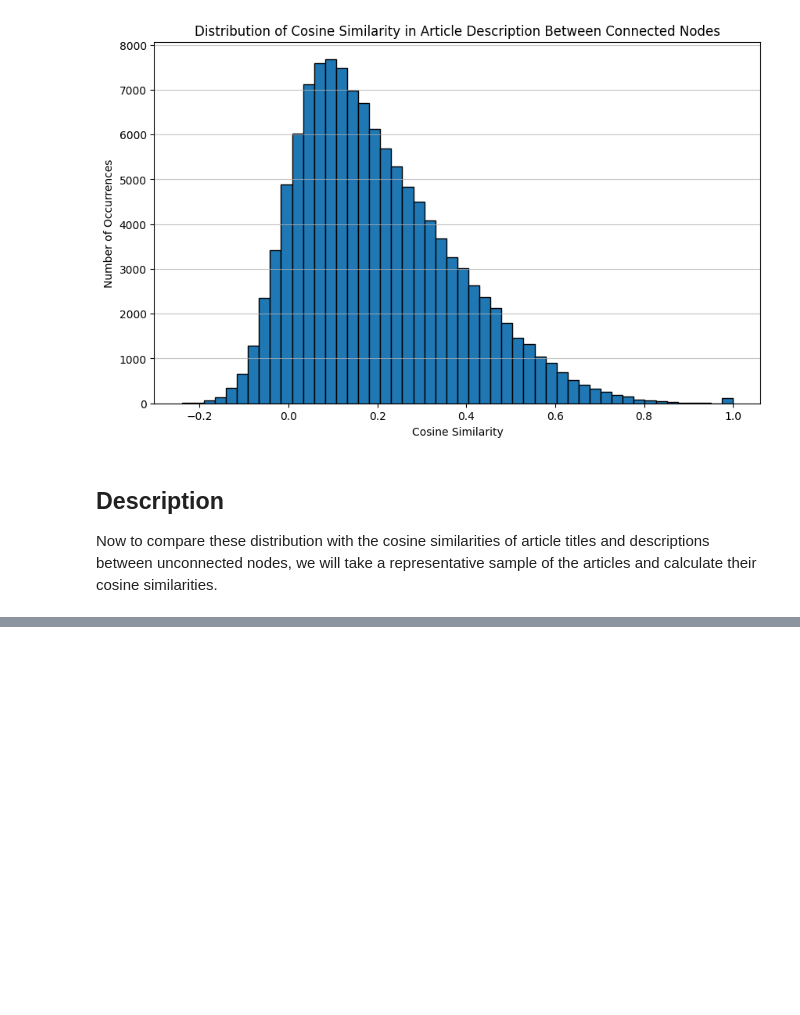
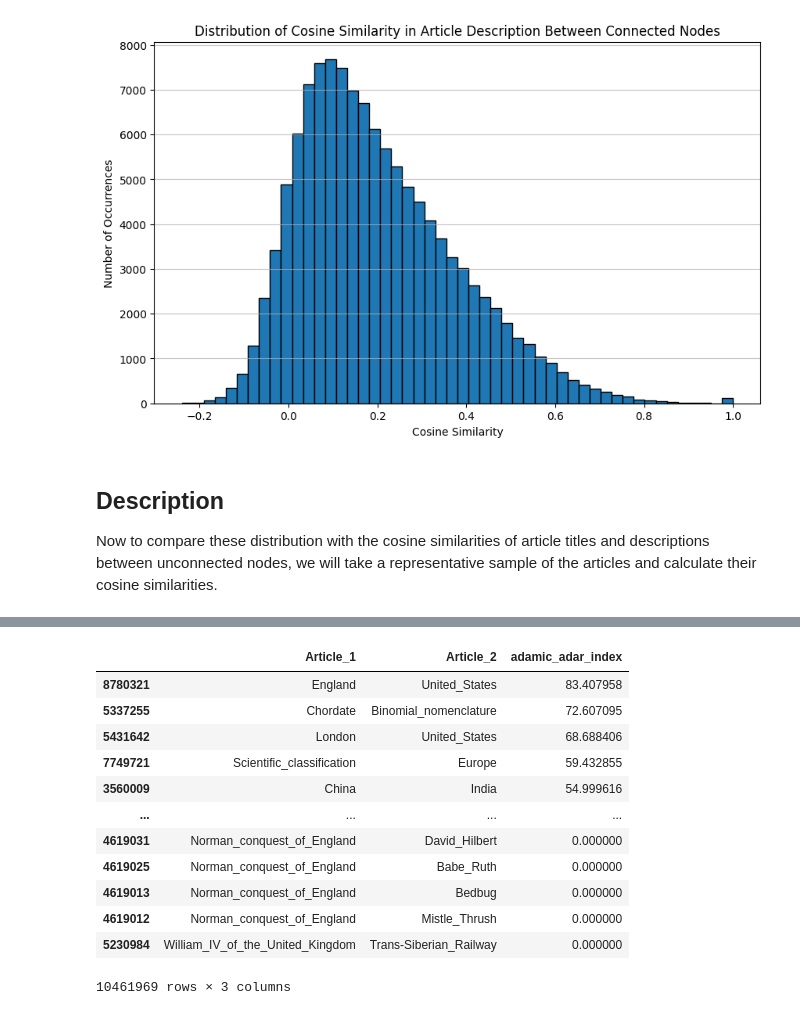
Before and after one commit to angelpras/epfl_ADA_project, a Jupyter notebook: results.ipynb, the cells around one changed output, grey strips where cells are left out. Saved outputs shown, nothing was run; the diff lists cells and outputs as text; code cells hidden in the pictures; blank space fills up the shorter version.

```diff
--- a/results.ipynb
+++ b/results.ipynb
@@ -134,0 +321,16 @@ Pink_Pigeon Wood_Pigeon
+# %%
+df_adamic
+# %% [output]
+|  | Article_1 | Article_2 | adamic_adar_index |
+| 8780321 | England | United_States | 83.407958 |
+| 5337255 | Chordate | Binomial_nomenclature | 72.607095 |
+| 5431642 | London | United_States | 68.688406 |
+| 7749721 | Scientific_classification | Europe | 59.432855 |
+| 3560009 | China | India | 54.999616 |
+| ... | ... | ... | ... |
+| 4619031 | Norman_conquest_of_England | David_Hilbert | 0.000000 |
+| 4619025 | Norman_conquest_of_England | Babe_Ruth | 0.000000 |
+| 4619013 | Norman_conquest_of_England | Bedbug | 0.000000 |
+| 4619012 | Norman_conquest_of_England | Mistle_Thrush | 0.000000 |
+| 5230984 | William_IV_of_the_United_Kingdom | Trans-Siberian_Railway | 0.000000 |
+10461969 rows × 3 columns
```
Also changed, not shown: parts of 19 cells of this notebook, 1 other file.
